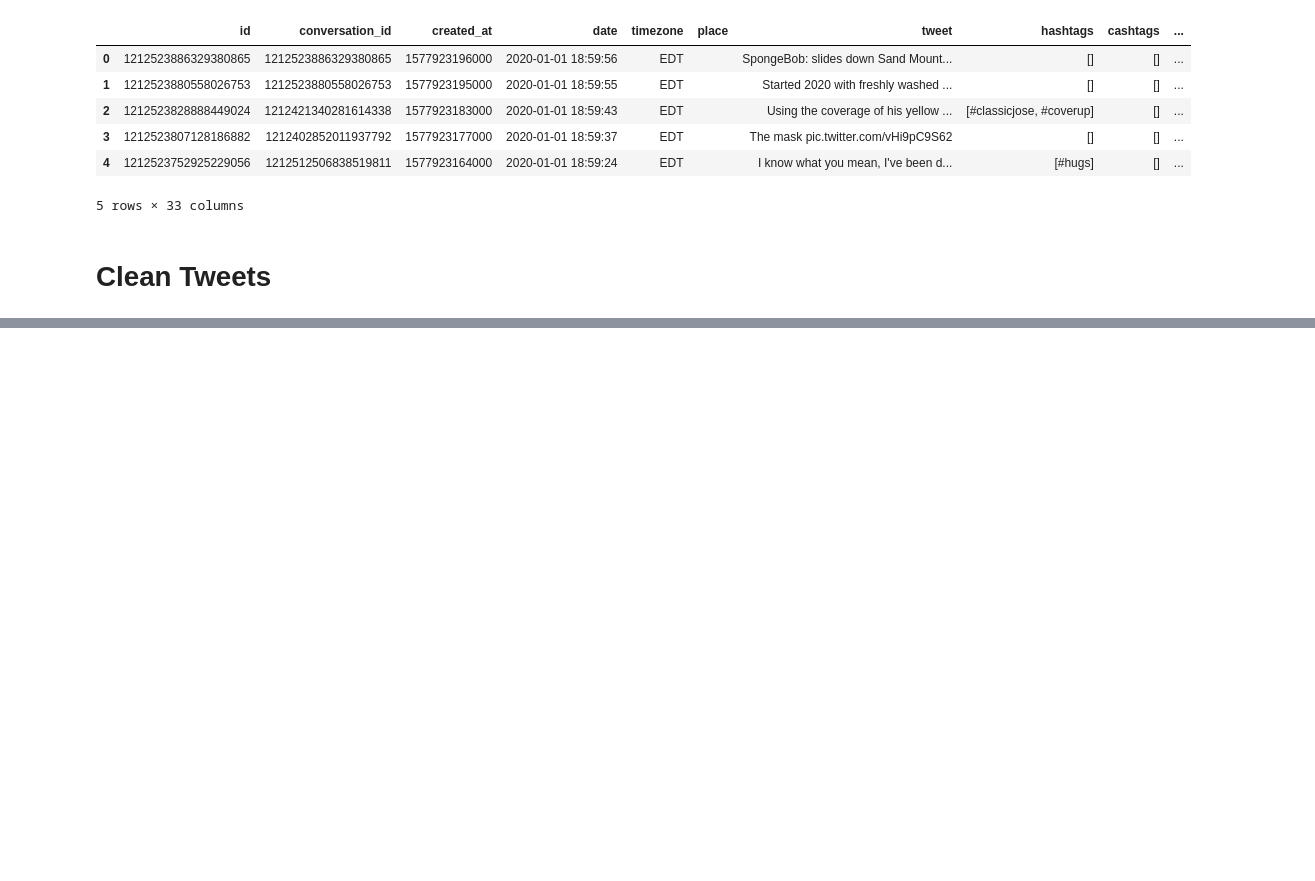
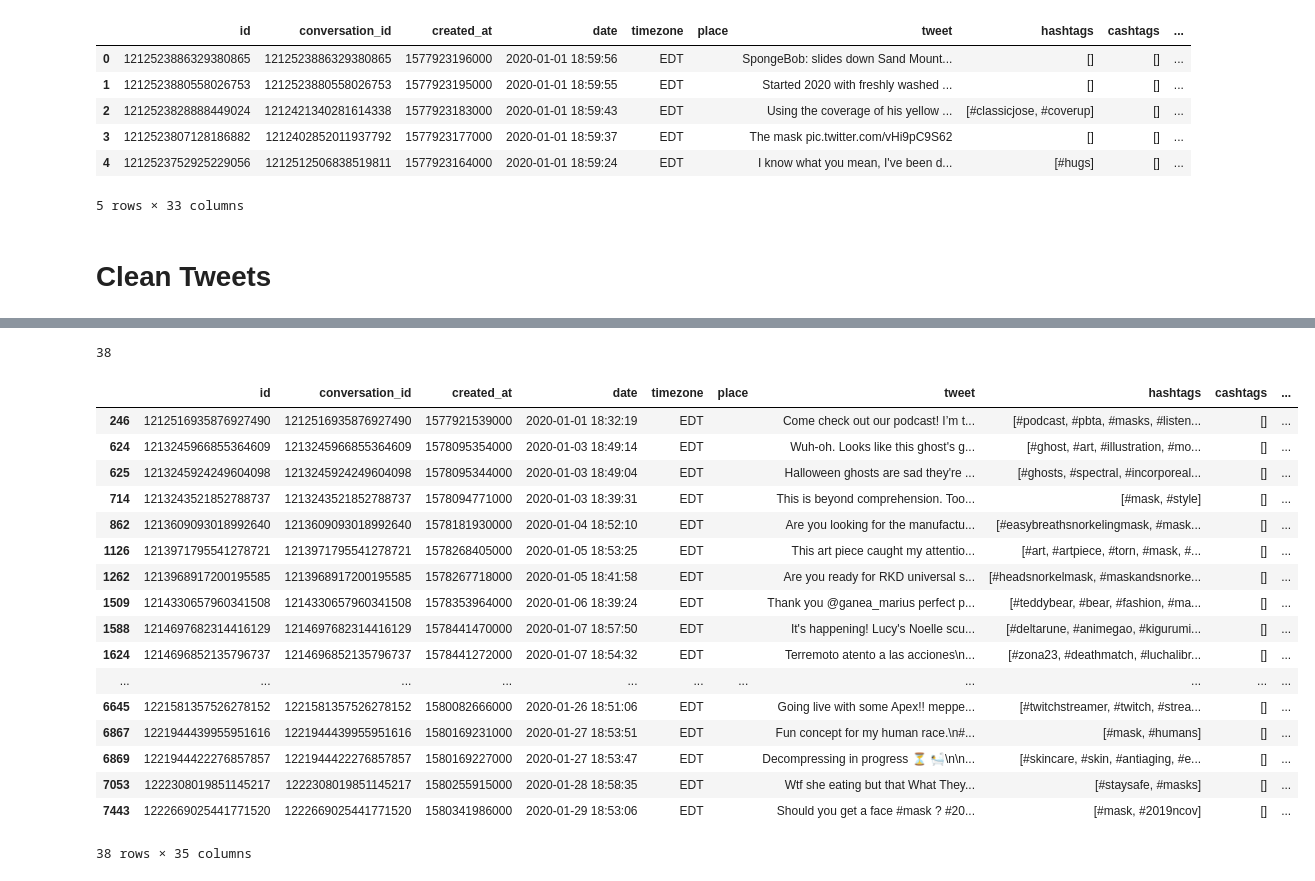
Before and after one commit to p-szymo/twitter-sentiment-analysis, a Jupyter notebook: twitter_scraping_notebook.ipynb, the cells around one changed output, grey strips where cells are left out. Cells and saved outputs as stored; diff of their text form; code cells hidden in the pictures; blank space fills up the shorter version.

```diff
--- a/twitter_scraping_notebook.ipynb
+++ b/twitter_scraping_notebook.ipynb
@@ -52,7 +54,7 @@ def search_loop(start_date, end_date, search, username=None, limit=None):
     df.reset_index(drop=True, inplace=True)
     return df
 # %%
-df = search_loop('2020-01-01', '2020-02-01', search='(mask OR masks OR facemask OR facemasks)', limit=20)
+df = search_loop('2020-01-01', '2020-02-01', search='(mask OR masks OR facemask OR facemasks)', limit=250)
 # %%
 len(df)
 # %% [output]
@@ -79,0 +84,3 @@ df.head()
+# %%
+df['polarity'] = df['tweet'].apply(lambda x: TextBlob(x).sentiment.polarity)
+df['subjectivity'] = df['tweet'].apply(lambda x: TextBlob(x).sentiment.subjectivity)
@@ -79,0 +140,25 @@ df.head()
+# %%
+len(df[df['tweet'].str.contains('#mask')])
+# %% [output]
+38
+# %%
+df[df['tweet'].str.contains('#mask')].head(38)
+# %% [output]
+|  | id | conversation_id | created_at | date | timezone | place | tweet | hashtags | cashtags | ... |
+| 246 | 1212516935876927490 | 1212516935876927490 | 1577921539000 | 2020-01-01 18:32:19 | EDT |  | Come check out our podcast! I’m t... | [#podcast, #pbta, #masks, #listen... | [] | ... |
+| 624 | 1213245966855364609 | 1213245966855364609 | 1578095354000 | 2020-01-03 18:49:14 | EDT |  | Wuh-oh. Looks like this ghost's g... | [#ghost, #art, #illustration, #mo... | [] | ... |
+| 625 | 1213245924249604098 | 1213245924249604098 | 1578095344000 | 2020-01-03 18:49:04 | EDT |  | Halloween ghosts are sad they're ... | [#ghosts, #spectral, #incorporeal... | [] | ... |
+| 714 | 1213243521852788737 | 1213243521852788737 | 1578094771000 | 2020-01-03 18:39:31 | EDT |  | This is beyond comprehension. Too... | [#mask, #style] | [] | ... |
+| 862 | 1213609093018992640 | 1213609093018992640 | 1578181930000 | 2020-01-04 18:52:10 | EDT |  | Are you looking for the manufactu... | [#easybreathsnorkelingmask, #mask... | [] | ... |
+| 1126 | 1213971795541278721 | 1213971795541278721 | 1578268405000 | 2020-01-05 18:53:25 | EDT |  | This art piece caught my attentio... | [#art, #artpiece, #torn, #mask, #... | [] | ... |
+| 1262 | 1213968917200195585 | 1213968917200195585 | 1578267718000 | 2020-01-05 18:41:58 | EDT |  | Are you ready for RKD universal s... | [#headsnorkelmask, #maskandsnorke... | [] | ... |
+| 1509 | 1214330657960341508 | 1214330657960341508 | 1578353964000 | 2020-01-06 18:39:24 | EDT |  | Thank you @ganea_marius perfect p... | [#teddybear, #bear, #fashion, #ma... | [] | ... |
+| 1588 | 1214697682314416129 | 1214697682314416129 | 1578441470000 | 2020-01-07 18:57:50 | EDT |  | It's happening! Lucy's Noelle scu... | [#deltarune, #animegao, #kigurumi... | [] | ... |
+| 1624 | 1214696852135796737 | 1214696852135796737 | 1578441272000 | 2020-01-07 18:54:32 | EDT |  | Terremoto atento a las acciones\n... | [#zona23, #deathmatch, #luchalibr... | [] | ... |
+| ... | ... | ... | ... | ... | ... | ... | ... | ... | ... | ... |
+| 6645 | 1221581357526278152 | 1221581357526278152 | 1580082666000 | 2020-01-26 18:51:06 | EDT |  | Going live with some Apex!! meppe... | [#twitchstreamer, #twitch, #strea... | [] | ... |
+| 6867 | 1221944439955951616 | 1221944439955951616 | 1580169231000 | 2020-01-27 18:53:51 | EDT |  | Fun concept for my human race.\n#... | [#mask, #humans] | [] | ... |
+| 6869 | 1221944422276857857 | 1221944422276857857 | 1580169227000 | 2020-01-27 18:53:47 | EDT |  | Decompressing in progress ⏳ 🛀\n\n... | [#skincare, #skin, #antiaging, #e... | [] | ... |
+| 7053 | 1222308019851145217 | 1222308019851145217 | 1580255915000 | 2020-01-28 18:58:35 | EDT |  | Wtf she eating but that What They... | [#staysafe, #masks] | [] | ... |
+| 7443 | 1222669025441771520 | 1222669025441771520 | 1580341986000 | 2020-01-29 18:53:06 | EDT |  | Should you get a face #mask ? #20... | [#mask, #2019ncov] | [] | ... |
+38 rows × 35 columns
```
Also changed, not shown: parts of 9 cells of this notebook.
